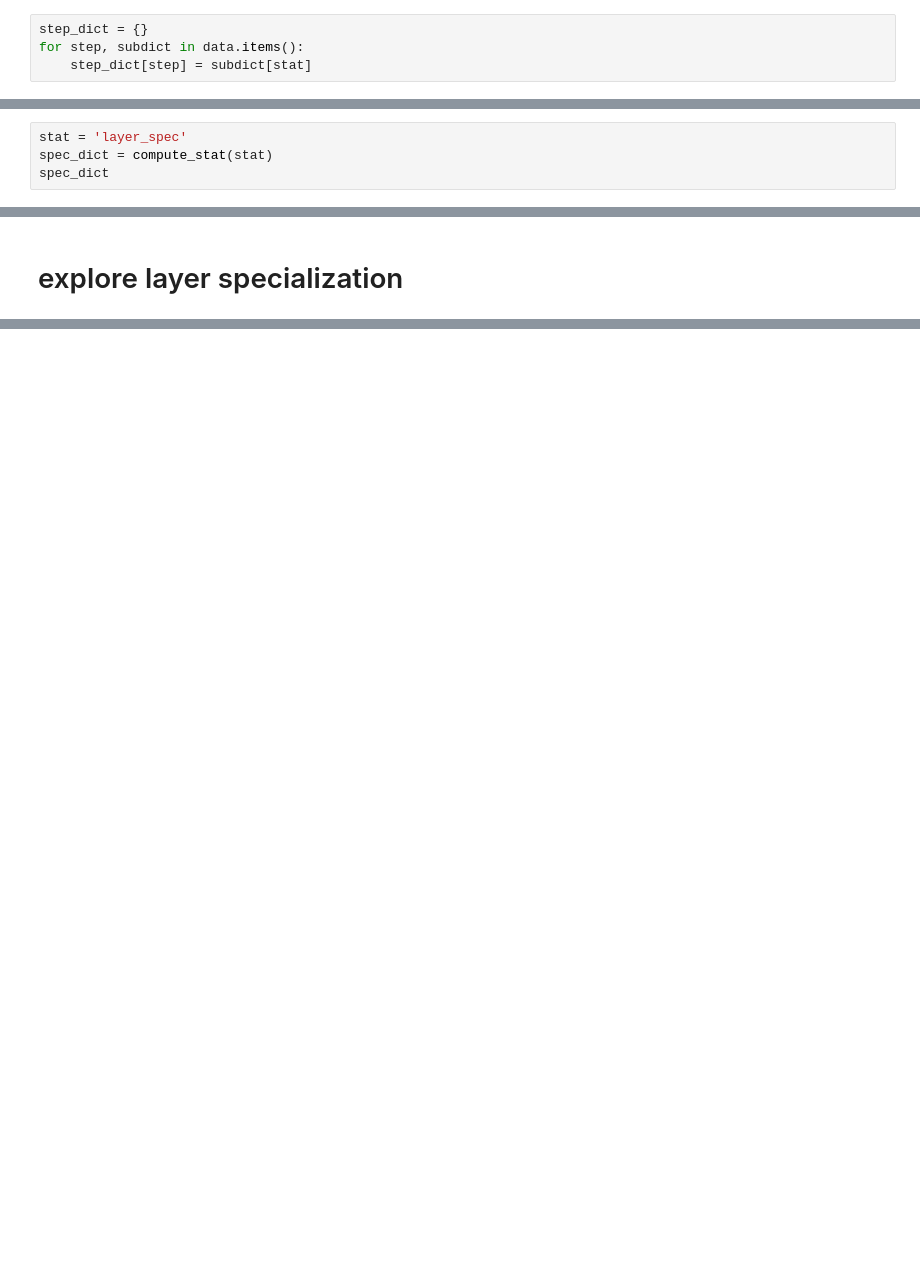
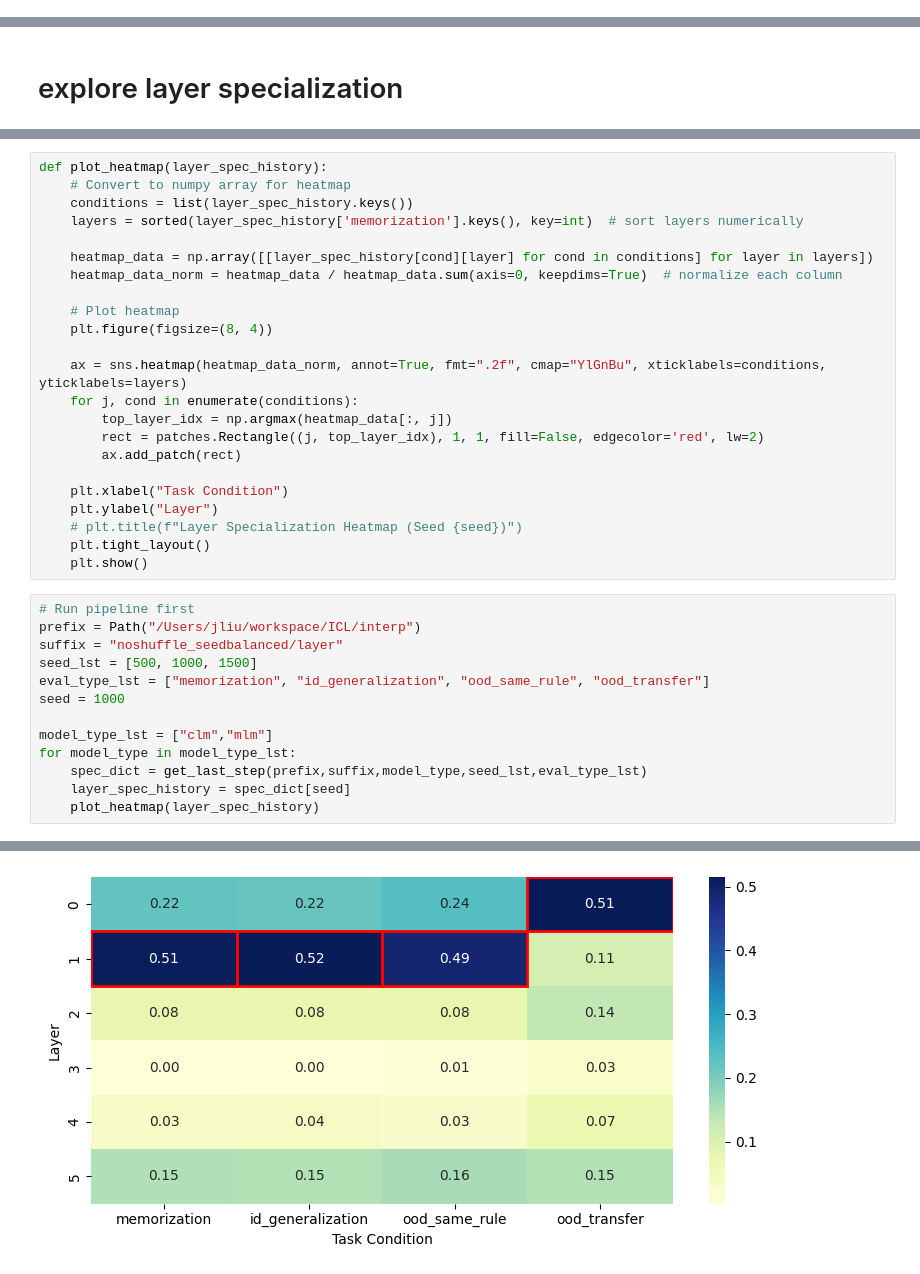
Before and after one commit to Yikuan-PKU/ICL_Modular_Arithmetic, a Jupyter notebook: src/scripts/interp/analysis.ipynb, the cells around one changed output, grey strips where cells are left out. Drawn from its saved outputs; the diff is of its cells as text; blank space fills up the shorter version.

```diff
--- a/src/scripts/interp/analysis.ipynb
+++ b/src/scripts/interp/analysis.ipynb
@@ -55,4 +201,0 @@ spec_dict
-# %%
-step_dict = {}
-for step, subdict in data.items():
-    step_dict[step] = subdict[stat]
@@ -79,4 +201,0 @@ step_dict
-# %%
-stat = 'layer_spec'
-spec_dict = compute_stat(stat)
-spec_dict
@@ -135,0 +630,37 @@ dict_keys(['0', '1', '2', '3', '4', '5'])
+# %%
+def plot_heatmap(layer_spec_history):
+    # Convert to numpy array for heatmap
+    conditions = list(layer_spec_history.keys())
+    layers = sorted(layer_spec_history['memorization'].keys(), key=int)  # sort layers numerically
+
+    heatmap_data = np.array([[layer_spec_history[cond][layer] for cond in conditions] for layer in layers])
+    heatmap_data_norm = heatmap_data / heatmap_data.sum(axis=0, keepdims=True)  # normalize each column
+
+    # Plot heatmap
+    plt.figure(figsize=(8, 4))
+
+    ax = sns.heatmap(heatmap_data_norm, annot=True, fmt=".2f", cmap="YlGnBu", xticklabels=conditions, yticklabels=layers)
+    for j, cond in enumerate(conditions):
+        top_layer_idx = np.argmax(heatmap_data[:, j])
+        rect = patches.Rectangle((j, top_layer_idx), 1, 1, fill=False, edgecolor='red', lw=2)
+        ax.add_patch(rect)
+
+    plt.xlabel("Task Condition")
+    plt.ylabel("Layer")
+    # plt.title(f"Layer Specialization Heatmap (Seed {seed})")
+    plt.tight_layout()
+    plt.show()
+# %%
+# Run pipeline first
+prefix = Path("/Users/jliu/workspace/ICL/interp")
+suffix = "noshuffle_seedbalanced/layer"
+seed_lst = [500, 1000, 1500]
+eval_type_lst = ["memorization", "id_generalization", "ood_same_rule", "ood_transfer"]
+seed = 1000
+
+model_type_lst = ["clm","mlm"]
+for model_type in model_type_lst:
+    spec_dict = get_last_step(prefix,suffix,model_type,seed_lst,eval_type_lst)
+    layer_spec_history = spec_dict[seed]
+    plot_heatmap(layer_spec_history)
+# %% [output]
@@ -135,0 +673 @@ dict_keys(['0', '1', '2', '3', '4', '5'])
+[figure, added]
```
Also changed, not shown: parts of 30 cells of this notebook, 21 other files.
